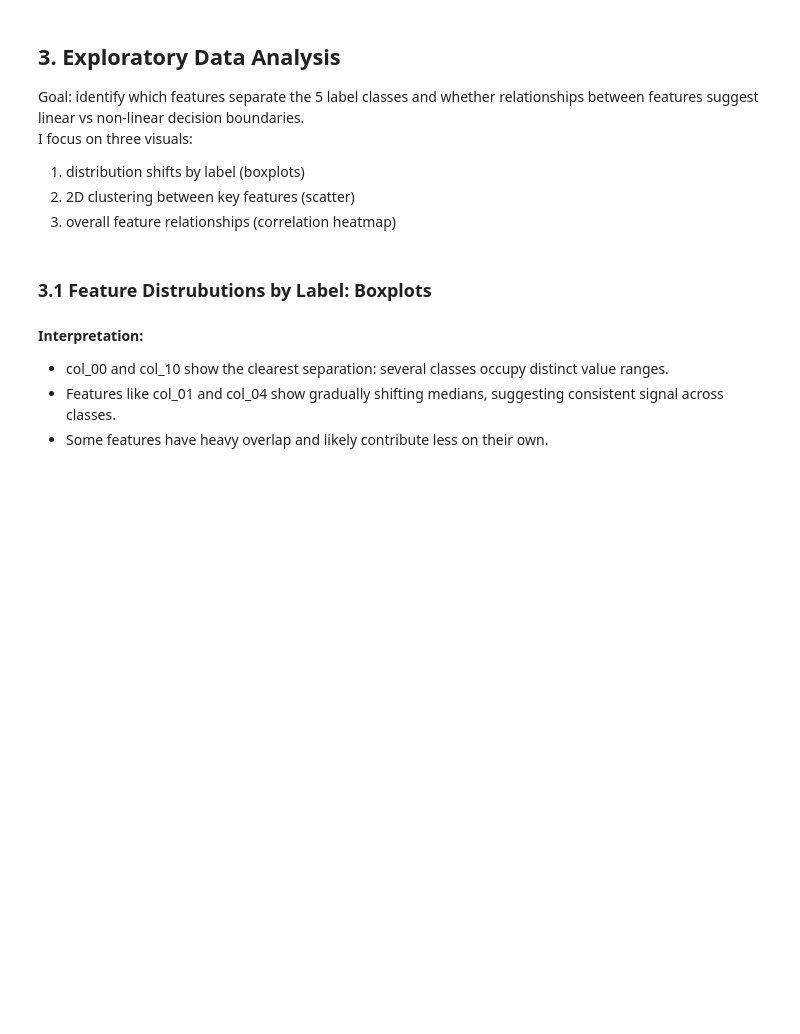
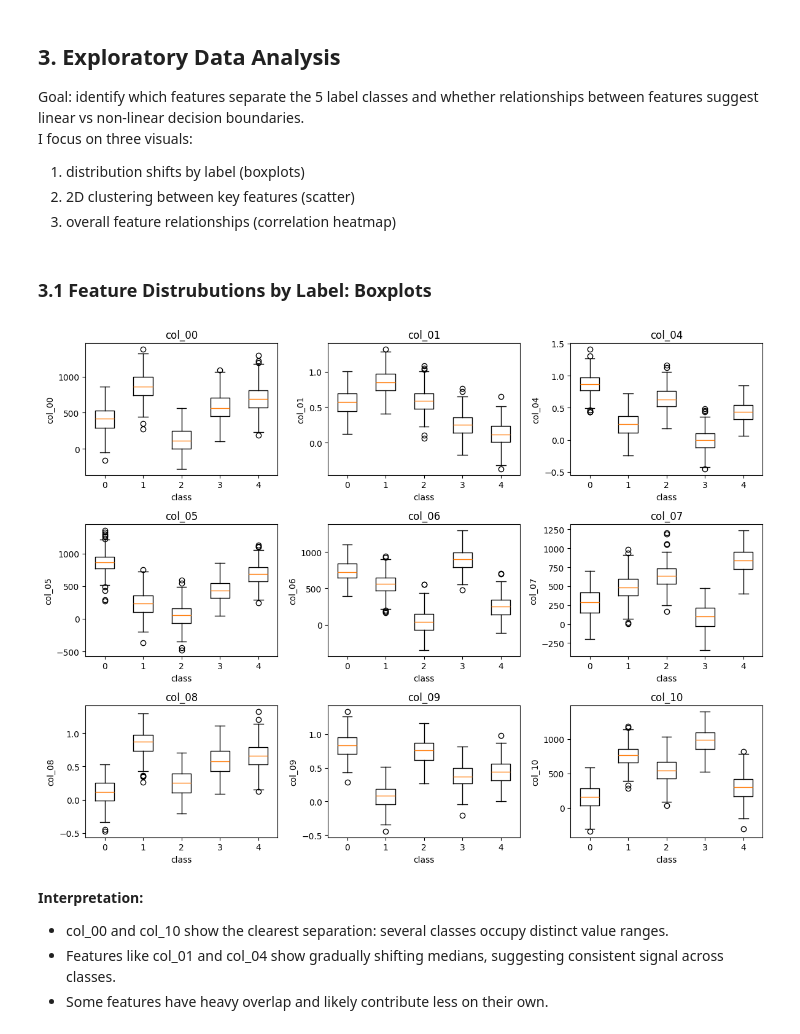
Before and after one commit to apantvaidya/ML-tabular-classification, a Jupyter notebook: data_analysis.ipynb, the cells around one changed output. Saved outputs shown, nothing was run; the diff lists cells and outputs as text; code cells hidden in the pictures; blank space fills up the shorter version.

```diff
--- a/data_analysis.ipynb
+++ b/data_analysis.ipynb
@@ -123,17 +154,21 @@ I focus on three visuals:
 # %% [markdown]
 ### 3.1 Feature Distrubutions by Label: Boxplots
 # %%
+numeric_cols = [f'col_{i:02d}' for i in [0, 1, 4, 5, 6, 7, 8, 9, 10]]
+labels = sorted(df_clean['label'].unique())
 fig, axes = plt.subplots(3, 3, figsize=(12, 9))
 axes = axes.flatten()
 for ax, col in zip(axes, numeric_cols):
     data = [df_clean[df_clean.label == k][col] for k in range(5)]
     ax.boxplot(data, tick_labels=[0, 1, 2, 3, 4])
     ax.set_title(col)
     ax.set_xlabel("class")
     ax.set_ylabel(col)
 
 plt.tight_layout()
 plt.show()
+# %% [output]
+[figure, added]
 # %% [markdown]
 **Interpretation:**
 - col_00 and col_10 show the clearest separation: several classes occupy distinct value ranges.
```
Also changed, not shown: parts of 9 cells of this notebook, 1 other file.
